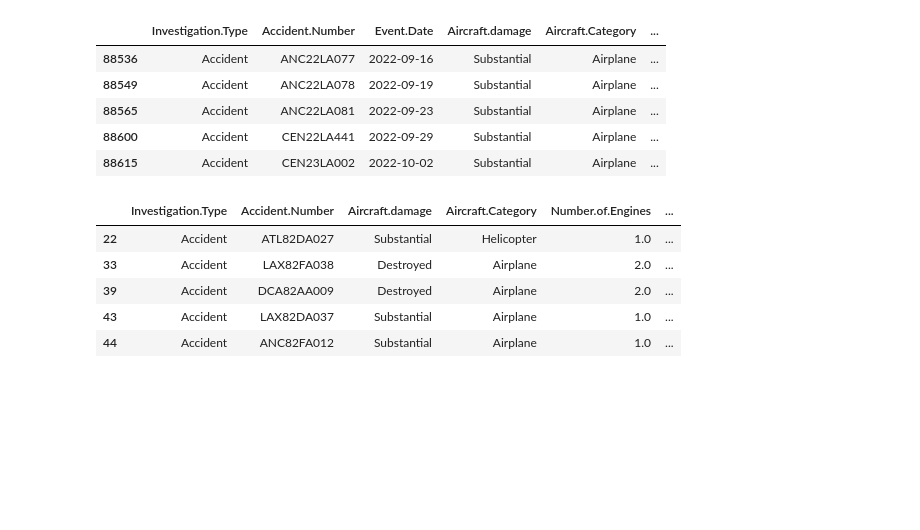
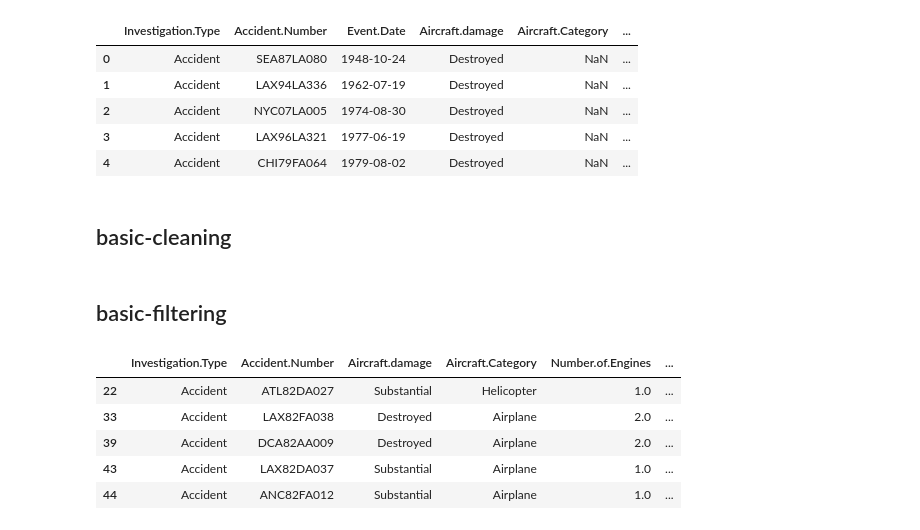
Before and after one commit to Berothely/git_practice, a Jupyter notebook: MinRisk.ipynb, the cells around one changed output. Cells and saved outputs as stored; diff of their text form; code cells hidden in the pictures; blank space fills up the shorter version.

```diff
--- a/MinRisk.ipynb
+++ b/MinRisk.ipynb
@@ -10,14 +40,16 @@ import matplotlib.pyplot as plt
 # %%
 df = pd.read_csv("AviationData.csv",encoding = "ISO-8859-1",low_memory = False, parse_dates = ["Event.Date"],usecols = ["Investigation.Type","Accident.Number","Event.Date","Aircraft.damage","Aircraft.Category","Number.of.Engines","Engine.Type","Air.carrier","Total.Fatal.Injuries"])
 # %%
-df.tail()
+df.head()
 # %% [output]
 |  | Investigation.Type | Accident.Number | Event.Date | Aircraft.damage | Aircraft.Category | ... |
-| 88536 | Accident | ANC22LA077 | 2022-09-16 | Substantial | Airplane | ... |
-| 88549 | Accident | ANC22LA078 | 2022-09-19 | Substantial | Airplane | ... |
-| 88565 | Accident | ANC22LA081 | 2022-09-23 | Substantial | Airplane | ... |
-| 88600 | Accident | CEN22LA441 | 2022-09-29 | Substantial | Airplane | ... |
-| 88615 | Accident | CEN23LA002 | 2022-10-02 | Substantial | Airplane | ... |
+| 0 | Accident | SEA87LA080 | 1948-10-24 | Destroyed | NaN | ... |
+| 1 | Accident | LAX94LA336 | 1962-07-19 | Destroyed | NaN | ... |
+| 2 | Accident | NYC07LA005 | 1974-08-30 | Destroyed | NaN | ... |
+| 3 | Accident | LAX96LA321 | 1977-06-19 | Destroyed | NaN | ... |
+| 4 | Accident | CHI79FA064 | 1979-08-02 | Destroyed | NaN | ... |
+# %% [markdown]
+## basic-cleaning
 # %%
 #cleaning part
 df.drop_duplicates(inplace = True)
@@ -25,4 +57,6 @@ df.drop_duplicates(inplace = True)
 df.dropna(inplace = True)
+# %% [markdown]
+## basic-filtering
 # %%
 df["Years"] = df["Event.Date"].dt.year
 df.drop(columns = "Event.Date").head(5)
```
Also changed, not shown: parts of 20 cells of this notebook.
